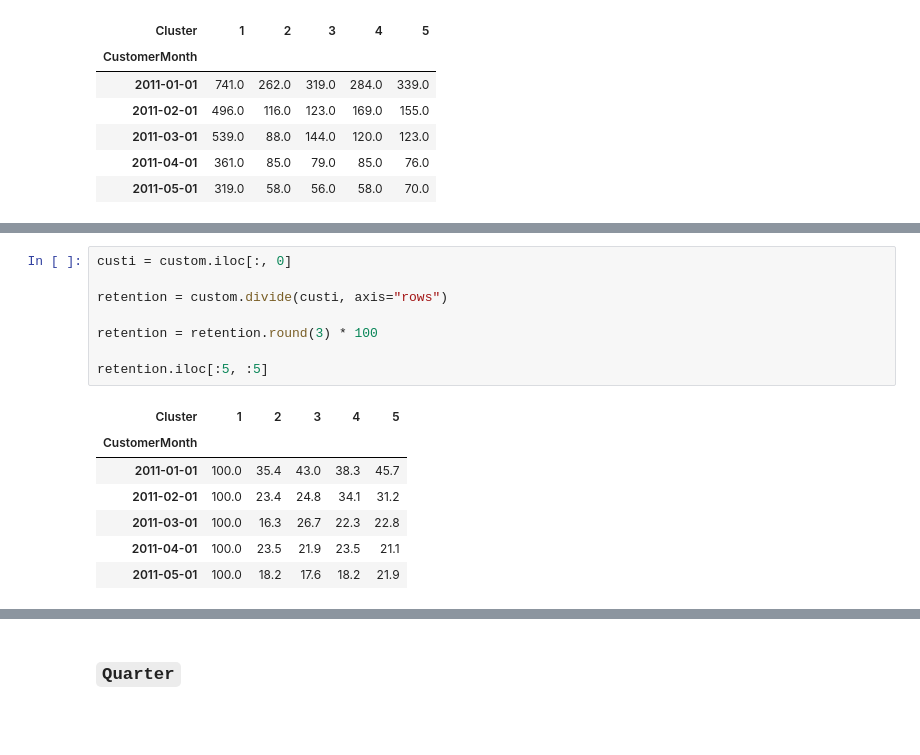
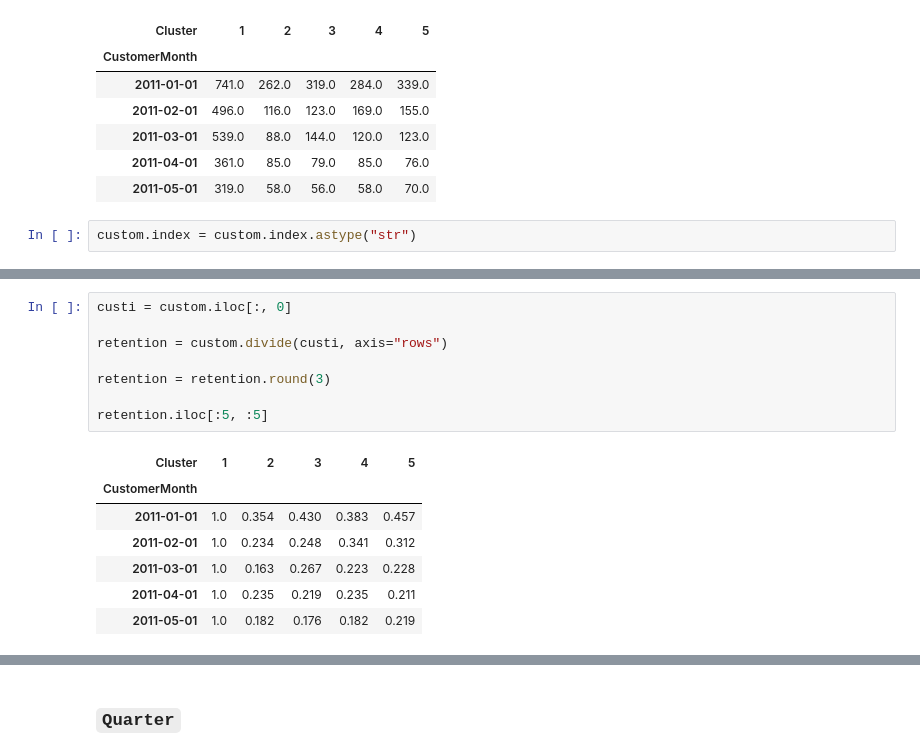
Before and after one commit to Kelrite/Ur, a Jupyter notebook: Oat/Lab 01.ipynb, the cells around one changed output, grey strips where cells are left out. Saved outputs shown, nothing was run; the diff lists cells and outputs as text; blank space fills up the shorter version.

```diff
--- a/Oat/Lab 01.ipynb
+++ b/Oat/Lab 01.ipynb
@@ -121,3 +132,5 @@ custom.iloc[:5, :5]
 | 2011-03-01 | 539.0 | 88.0 | 144.0 | 120.0 | 123.0 |
 | 2011-04-01 | 361.0 | 85.0 | 79.0 | 85.0 | 76.0 |
 | 2011-05-01 | 319.0 | 58.0 | 56.0 | 58.0 | 70.0 |
+# %%
+custom.index = custom.index.astype("str")
@@ -124,16 +151,16 @@ custom.iloc[:5, :5]
 # %%
 custi = custom.iloc[:, 0]
 
 retention = custom.divide(custi, axis="rows")
 
-retention = retention.round(3) * 100
+retention = retention.round(3)
 
 retention.iloc[:5, :5]
 # %% [output]
 | Cluster | 1 | 2 | 3 | 4 | 5 |
 | CustomerMonth |  |  |  |  |  |
-| 2011-01-01 | 100.0 | 35.4 | 43.0 | 38.3 | 45.7 |
-| 2011-02-01 | 100.0 | 23.4 | 24.8 | 34.1 | 31.2 |
-| 2011-03-01 | 100.0 | 16.3 | 26.7 | 22.3 | 22.8 |
-| 2011-04-01 | 100.0 | 23.5 | 21.9 | 23.5 | 21.1 |
-| 2011-05-01 | 100.0 | 18.2 | 17.6 | 18.2 | 21.9 |
+| 2011-01-01 | 1.0 | 0.354 | 0.430 | 0.383 | 0.457 |
+| 2011-02-01 | 1.0 | 0.234 | 0.248 | 0.341 | 0.312 |
+| 2011-03-01 | 1.0 | 0.163 | 0.267 | 0.223 | 0.228 |
+| 2011-04-01 | 1.0 | 0.235 | 0.219 | 0.235 | 0.211 |
+| 2011-05-01 | 1.0 | 0.182 | 0.176 | 0.182 | 0.219 |
```
Also changed, not shown: parts of 9 cells of this notebook.
